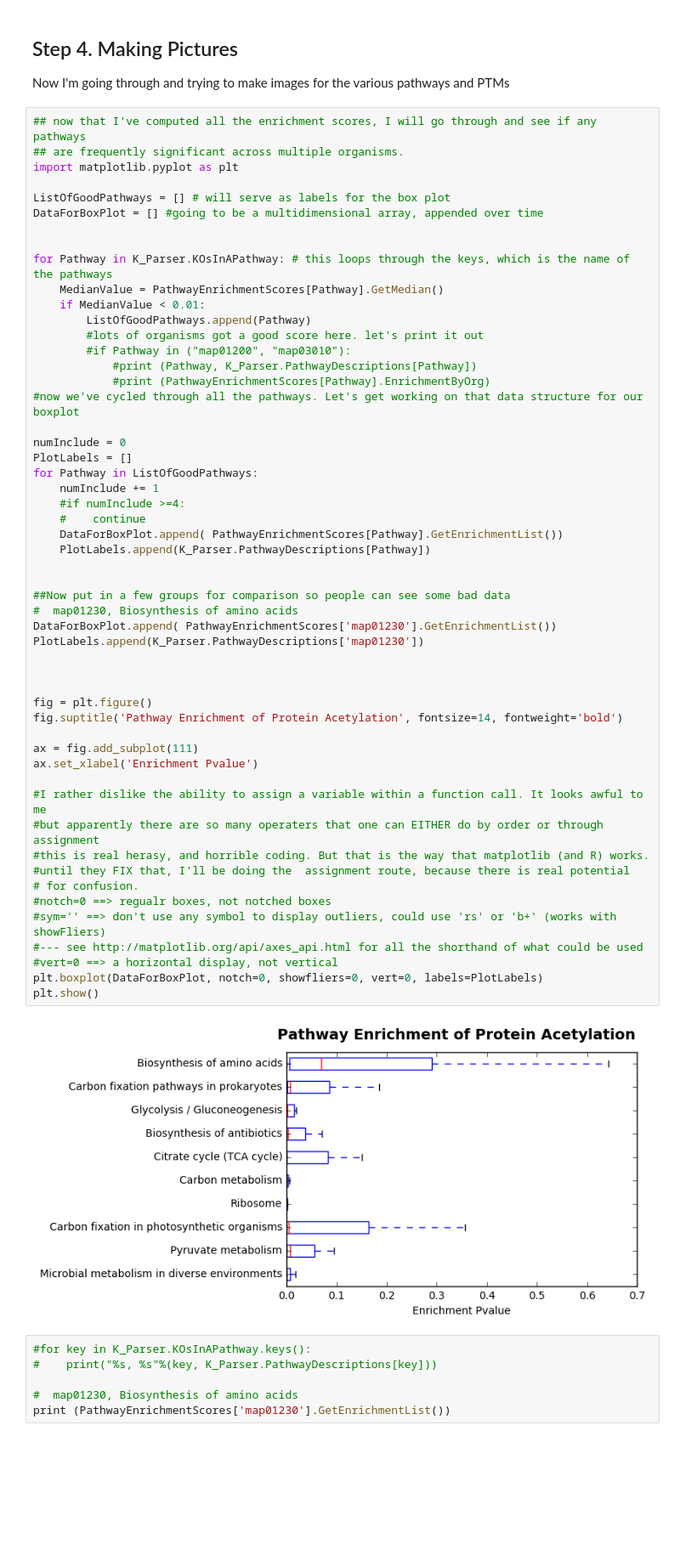
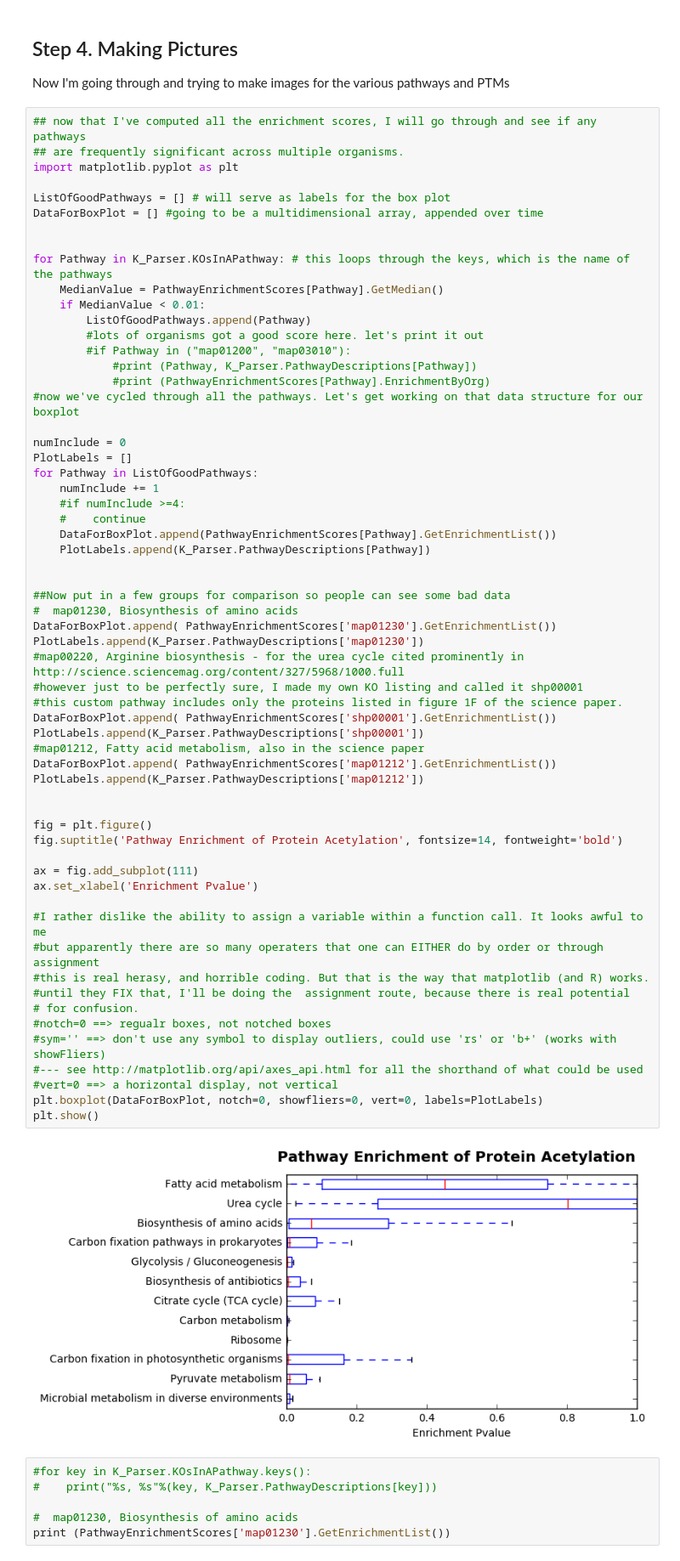
Before and after one commit to samuelpayne/PTMPathwayEnrichment, a Jupyter notebook: MakingThePTMPathwayEnrichmentFigure.ipynb, the cells around one changed output. Shown: that part at 85% size. Saved outputs shown, nothing was run; the diff lists cells and outputs as text; blank space fills up the shorter version.

Commit message:
updates for urea cycle
put in a custom pathway, called shp00001, for just the urea cycle
proteins so that I could directly compare against the Science paper.

```diff
--- a/MakingThePTMPathwayEnrichmentFigure.ipynb
+++ b/MakingThePTMPathwayEnrichmentFigure.ipynb
@@ -166,36 +166,43 @@ for Pathway in ListOfGoodPathways:
     numInclude += 1
     #if numInclude >=4:
     #    continue
-    DataForBoxPlot.append( PathwayEnrichmentScores[Pathway].GetEnrichmentList())
+    DataForBoxPlot.append(PathwayEnrichmentScores[Pathway].GetEnrichmentList())
     PlotLabels.append(K_Parser.PathwayDescriptions[Pathway])
 
 
 ##Now put in a few groups for comparison so people can see some bad data
 #  map01230, Biosynthesis of amino acids
 DataForBoxPlot.append( PathwayEnrichmentScores['map01230'].GetEnrichmentList())
 PlotLabels.append(K_Parser.PathwayDescriptions['map01230'])
-
+#map00220, Arginine biosynthesis - for the urea cycle cited prominently in http://science.sciencemag.org/content/327/5968/1000.full
+#however just to be perfectly sure, I made my own KO listing and called it shp00001
+#this custom pathway includes only the proteins listed in figure 1F of the science paper.
+DataForBoxPlot.append( PathwayEnrichmentScores['shp00001'].GetEnrichmentList())
+PlotLabels.append(K_Parser.PathwayDescriptions['shp00001'])
+#map01212, Fatty acid metabolism, also in the science paper
+DataForBoxPlot.append( PathwayEnrichmentScores['map01212'].GetEnrichmentList())
+PlotLabels.append(K_Parser.PathwayDescriptions['map01212'])
 
 
 fig = plt.figure()
 fig.suptitle('Pathway Enrichment of Protein Acetylation', fontsize=14, fontweight='bold')
 
 ax = fig.add_subplot(111)
 ax.set_xlabel('Enrichment Pvalue')
 
 #I rather dislike the ability to assign a variable within a function call. It looks awful to me
 #but apparently there are so many operaters that one can EITHER do by order or through assignment
 #this is real herasy, and horrible coding. But that is the way that matplotlib (and R) works.
 #until they FIX that, I'll be doing the  assignment route, because there is real potential
 # for confusion.
 #notch=0 ==> regualr boxes, not notched boxes
 #sym='' ==> don't use any symbol to display outliers, could use 'rs' or 'b+' (works with showFliers)
 #--- see http://matplotlib.org/api/axes_api.html for all the shorthand of what could be used
 #vert=0 ==> a horizontal display, not vertical
 plt.boxplot(DataForBoxPlot, notch=0, showfliers=0, vert=0, labels=PlotLabels)
 plt.show()
 # %% [output]
-[figure, old version]
+[figure, new version]
 # %%
 #for key in K_Parser.KOsInAPathway.keys():
 #    print("%s, %s"%(key, K_Parser.PathwayDescriptions[key]))
```
Also changed, not shown: 2 other files.
